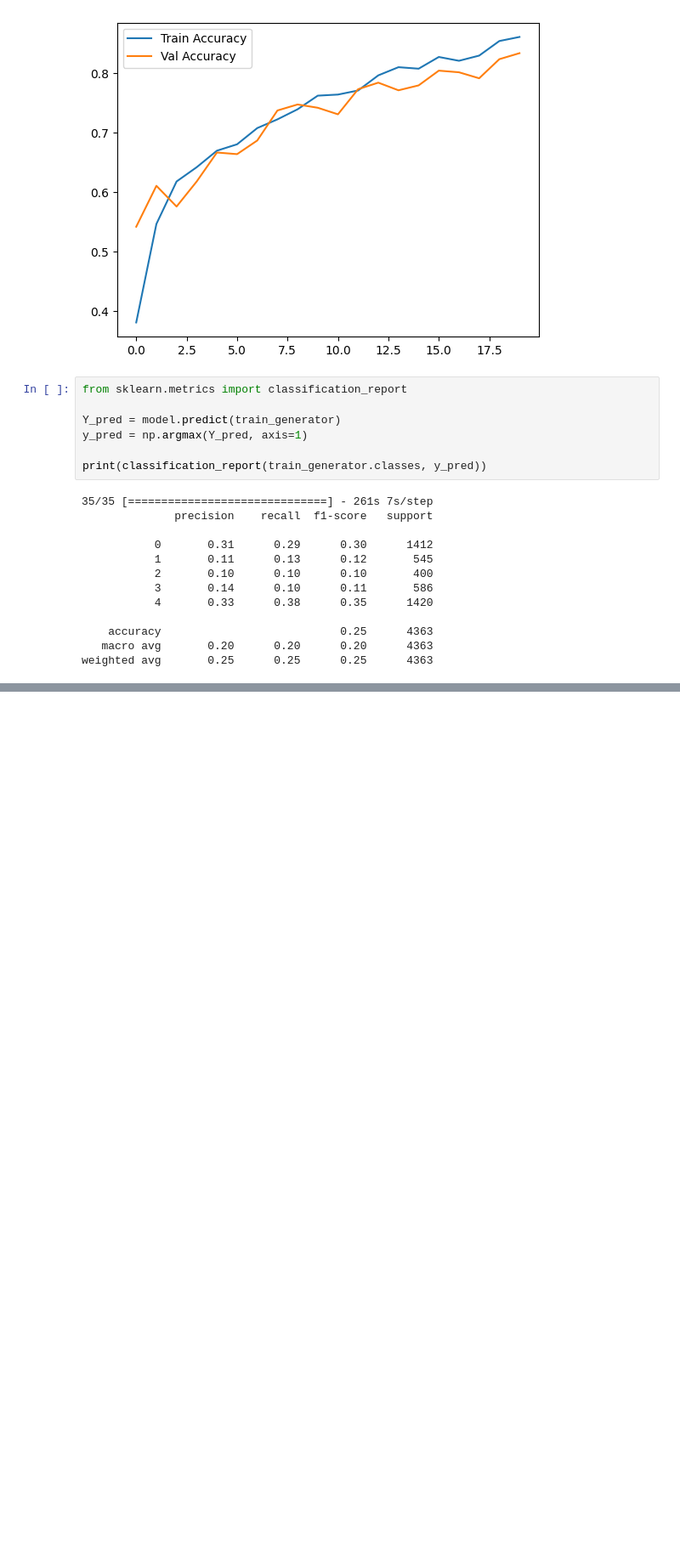
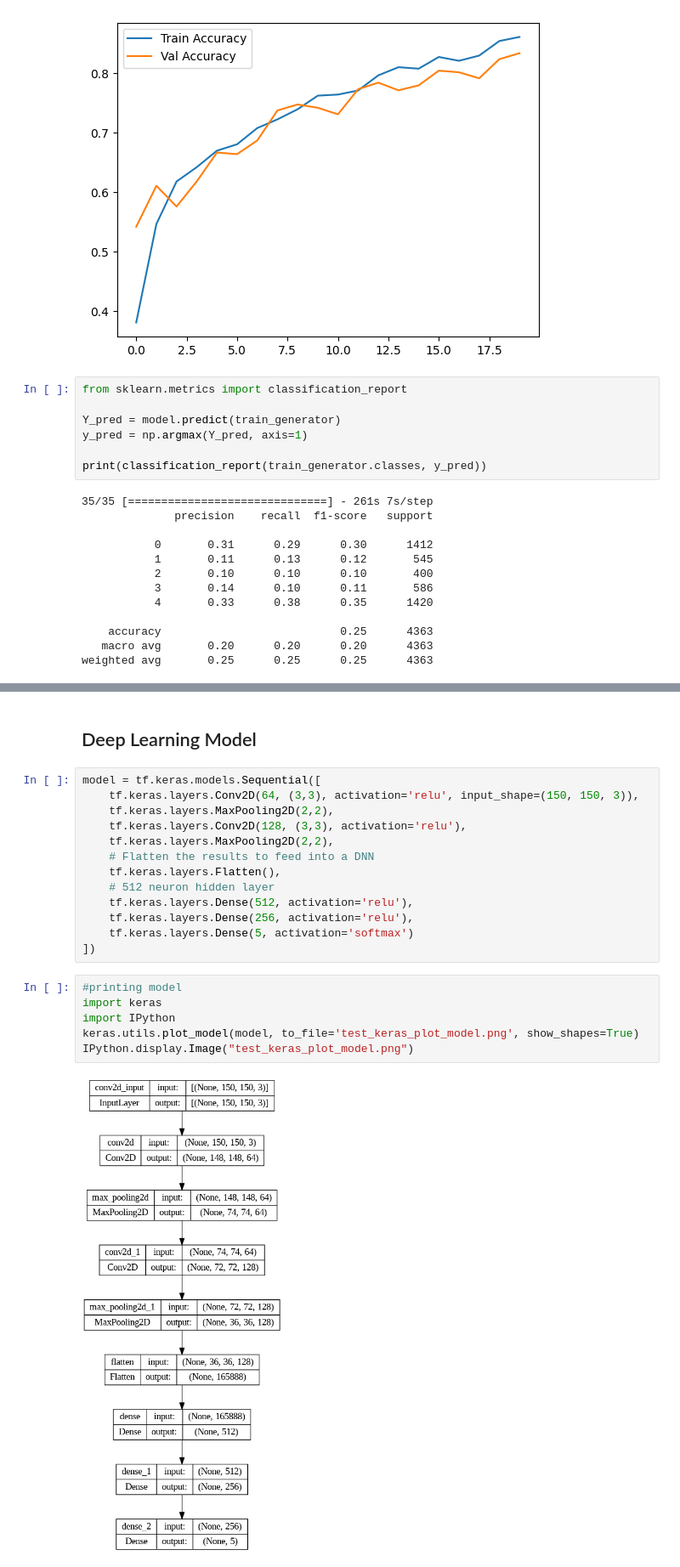
Before and after one commit to Dzakiyy-ah/Paddy-Gorontalo-Image-Classification, a Jupyter notebook: Real_Match.ipynb, the cells around one changed output, grey strips where cells are left out. Shown at 85% size. Drawn from its saved outputs; the diff is of its cells as text; blank space fills up the shorter version.

```diff
--- a/Real_Match.ipynb
+++ b/Real_Match.ipynb
@@ -1372,0 +1479,23 @@ weighted avg       0.25      0.25      0.25      4363
+# %% [markdown]
+## Deep Learning Model
+# %%
+model = tf.keras.models.Sequential([
+    tf.keras.layers.Conv2D(64, (3,3), activation='relu', input_shape=(150, 150, 3)),
+    tf.keras.layers.MaxPooling2D(2,2),
+    tf.keras.layers.Conv2D(128, (3,3), activation='relu'),
+    tf.keras.layers.MaxPooling2D(2,2),
+    # Flatten the results to feed into a DNN
+    tf.keras.layers.Flatten(),
+    # 512 neuron hidden layer
+    tf.keras.layers.Dense(512, activation='relu'),
+    tf.keras.layers.Dense(256, activation='relu'),
+    tf.keras.layers.Dense(5, activation='softmax')
+])
+# %%
+#printing model
+import keras
+import IPython
+keras.utils.plot_model(model, to_file='test_keras_plot_model.png', show_shapes=True)
+IPython.display.Image("test_keras_plot_model.png")
+# %% [output]
+[figure, added]
```
Also changed, not shown: parts of 25 cells of this notebook.
